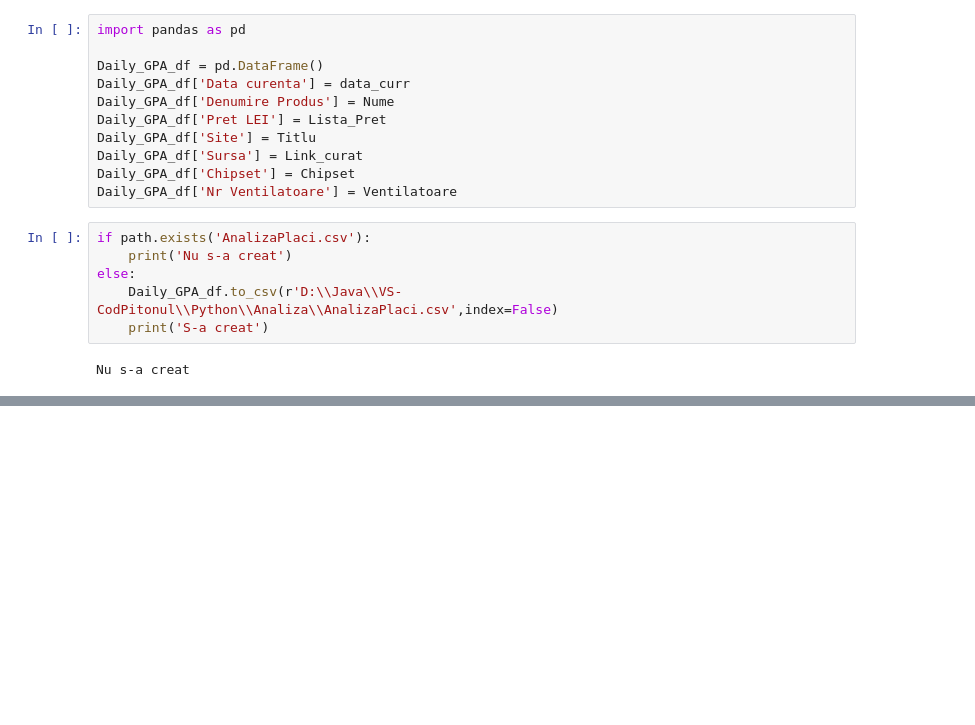
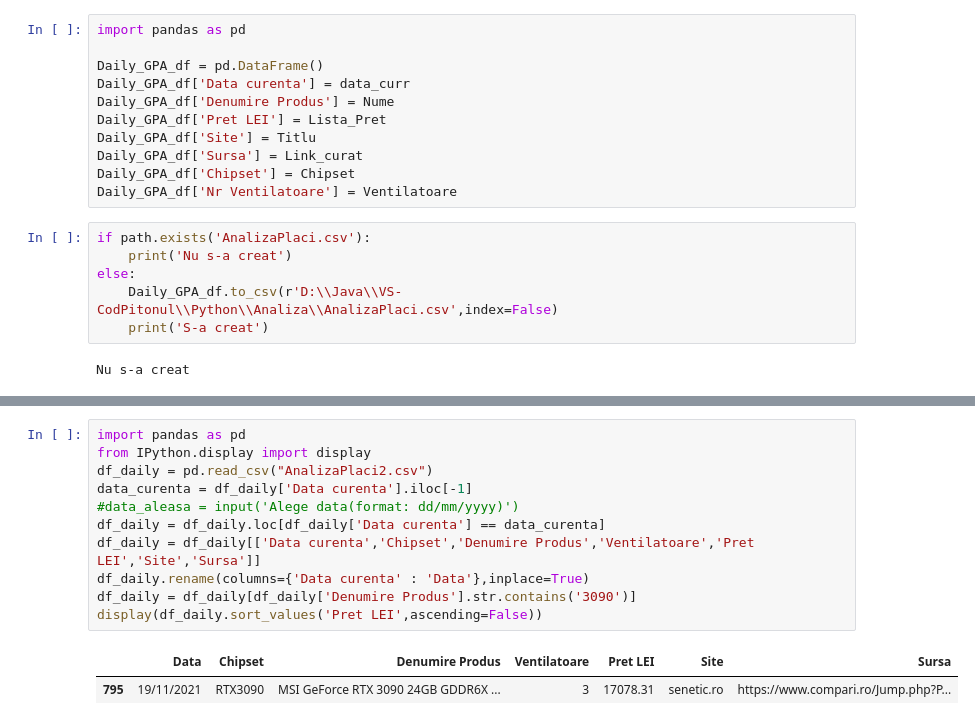
Before and after one commit to IulianRo3/PlaciVideo, a Jupyter notebook: AnalizaPlaciJupit.ipynb, the cells around one changed output, grey strips where cells are left out. Cells and saved outputs as stored; diff of their text form; blank space fills up the shorter version.

```diff
--- a/AnalizaPlaciJupit.ipynb
+++ b/AnalizaPlaciJupit.ipynb
@@ -461,0 +418,14 @@ fig.show()
+# %%
+import pandas as pd
+from IPython.display import display
+df_daily = pd.read_csv("AnalizaPlaci2.csv")
+data_curenta = df_daily['Data curenta'].iloc[-1]
+#data_aleasa = input('Alege data(format: dd/mm/yyyy)')
+df_daily = df_daily.loc[df_daily['Data curenta'] == data_curenta]
+df_daily = df_daily[['Data curenta','Chipset','Denumire Produs','Ventilatoare','Pret LEI','Site','Sursa']]
+df_daily.rename(columns={'Data curenta' : 'Data'},inplace=True)
+df_daily = df_daily[df_daily['Denumire Produs'].str.contains('3090')]
+display(df_daily.sort_values('Pret LEI',ascending=False))
+# %% [output]
+|  | Data | Chipset | Denumire Produs | Ventilatoare | Pret LEI | Site | Sursa |
+| 795 | 19/11/2021 | RTX3090 | MSI GeForce RTX 3090 24GB GDDR6X ... | 3 | 17078.31 | senetic.ro | https://www.compari.ro/Jump.php?P... |
```
Also changed, not shown: parts of 10 cells of this notebook, 4 other files.
